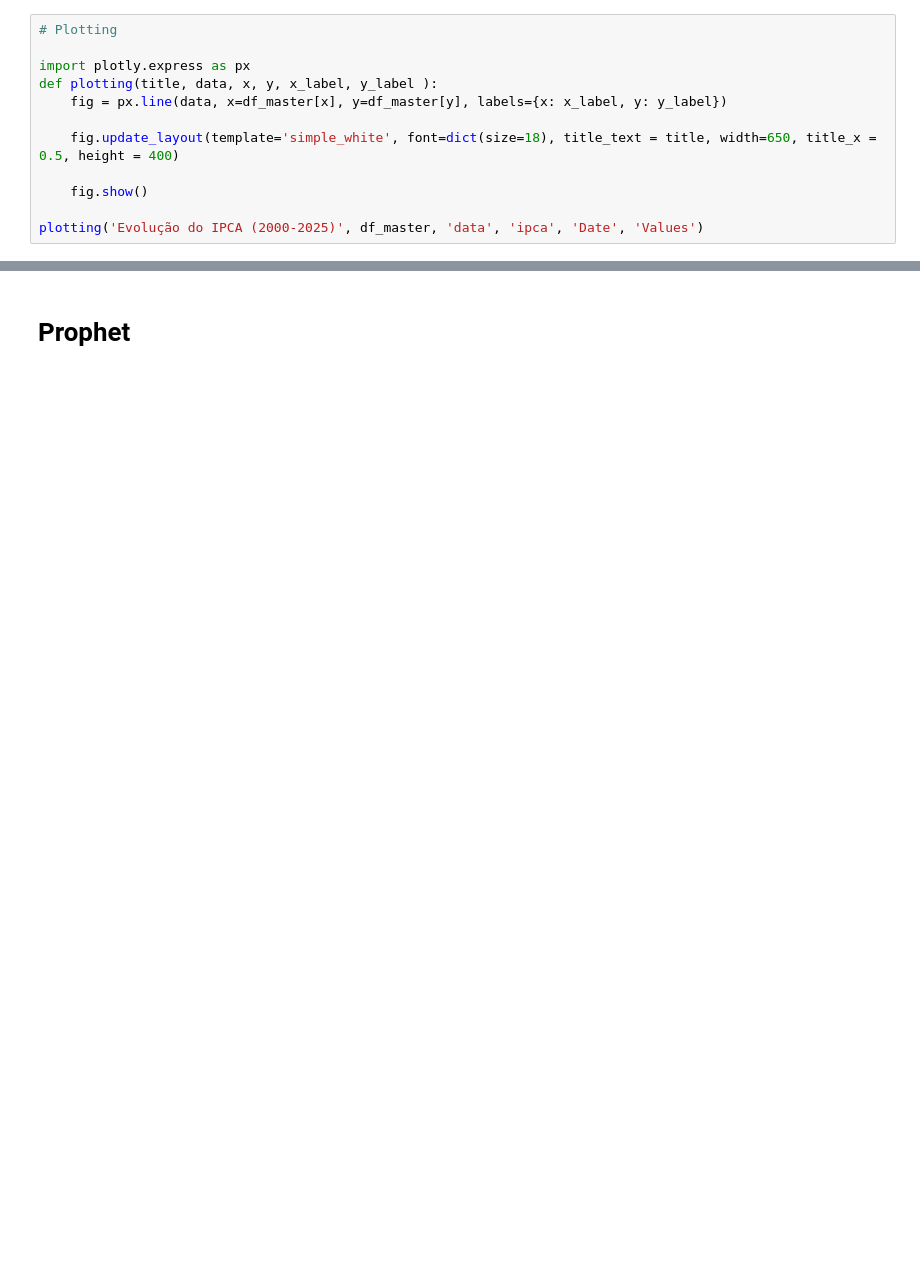
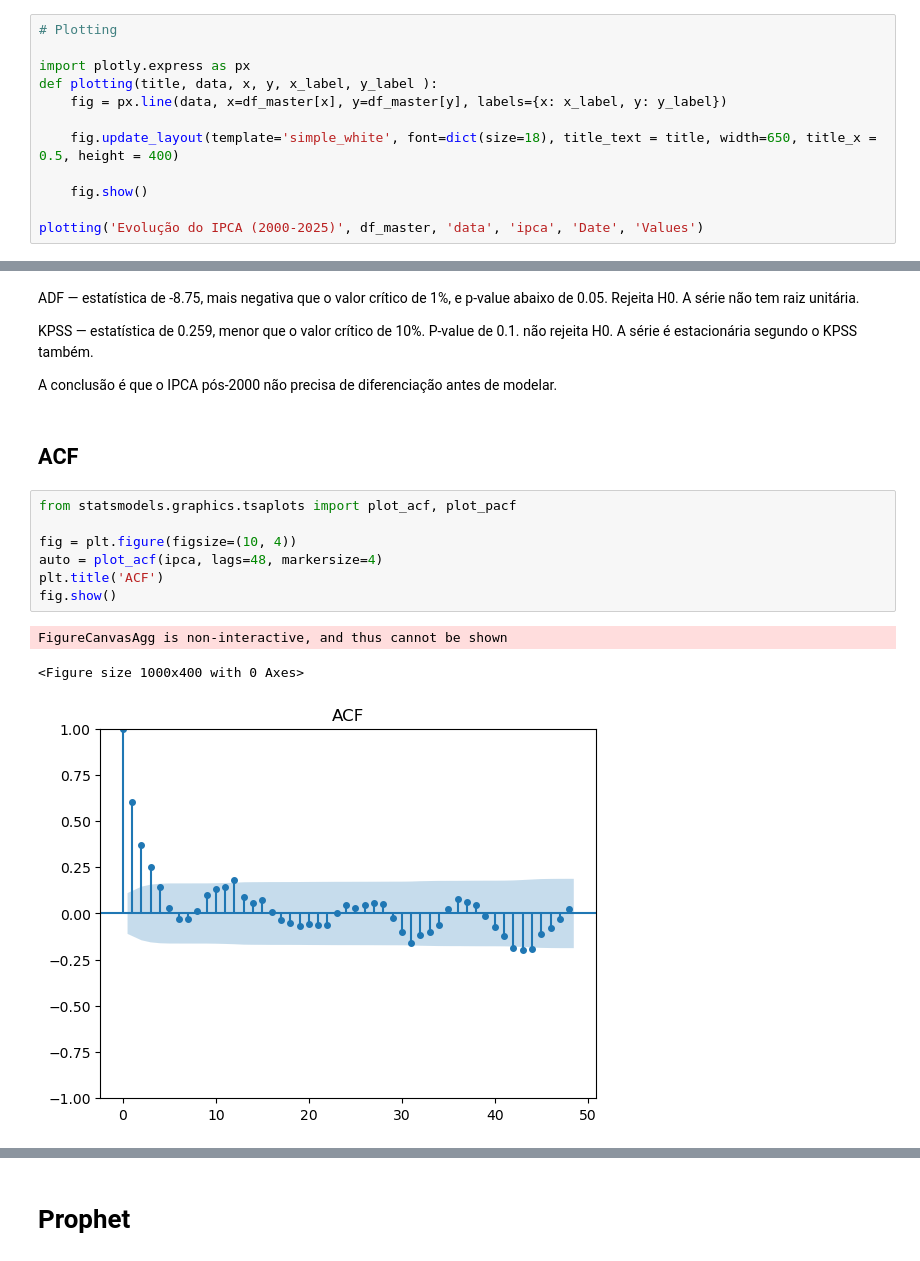
Before and after one commit to Marques07/IPCA-Prophet-Forecasting, a Jupyter notebook: prophetxXG.ipynb, the cells around one changed output, grey strips where cells are left out. Saved outputs shown, nothing was run; the diff lists cells and outputs as text; blank space fills up the shorter version.

```diff
--- a/prophetxXG.ipynb
+++ b/prophetxXG.ipynb
@@ -94,0 +233,19 @@ plt.show()
+# %% [markdown]
+ADF — estatística de -8.75, mais negativa que o valor crítico de 1%, e p-value abaixo de 0.05. Rejeita H0. A série não tem raiz unitária.
+
+KPSS — estatística de 0.259, menor que o valor crítico de 10%. P-value de 0.1. não rejeita H0. A série é estacionária segundo o KPSS também.
+
+A conclusão é que o IPCA pós-2000 não precisa de diferenciação antes de modelar.
+# %% [markdown]
+## ACF
+# %%
+from statsmodels.graphics.tsaplots import plot_acf, plot_pacf
+
+fig = plt.figure(figsize=(10, 4))
+auto = plot_acf(ipca, lags=48, markersize=4)
+plt.title('ACF')
+fig.show()
+# %% [output]
+FigureCanvasAgg is non-interactive, and thus cannot be shown
+<Figure size 1000x400 with 0 Axes>
+[figure, added]
```
Also changed, not shown: parts of 24 cells of this notebook.
